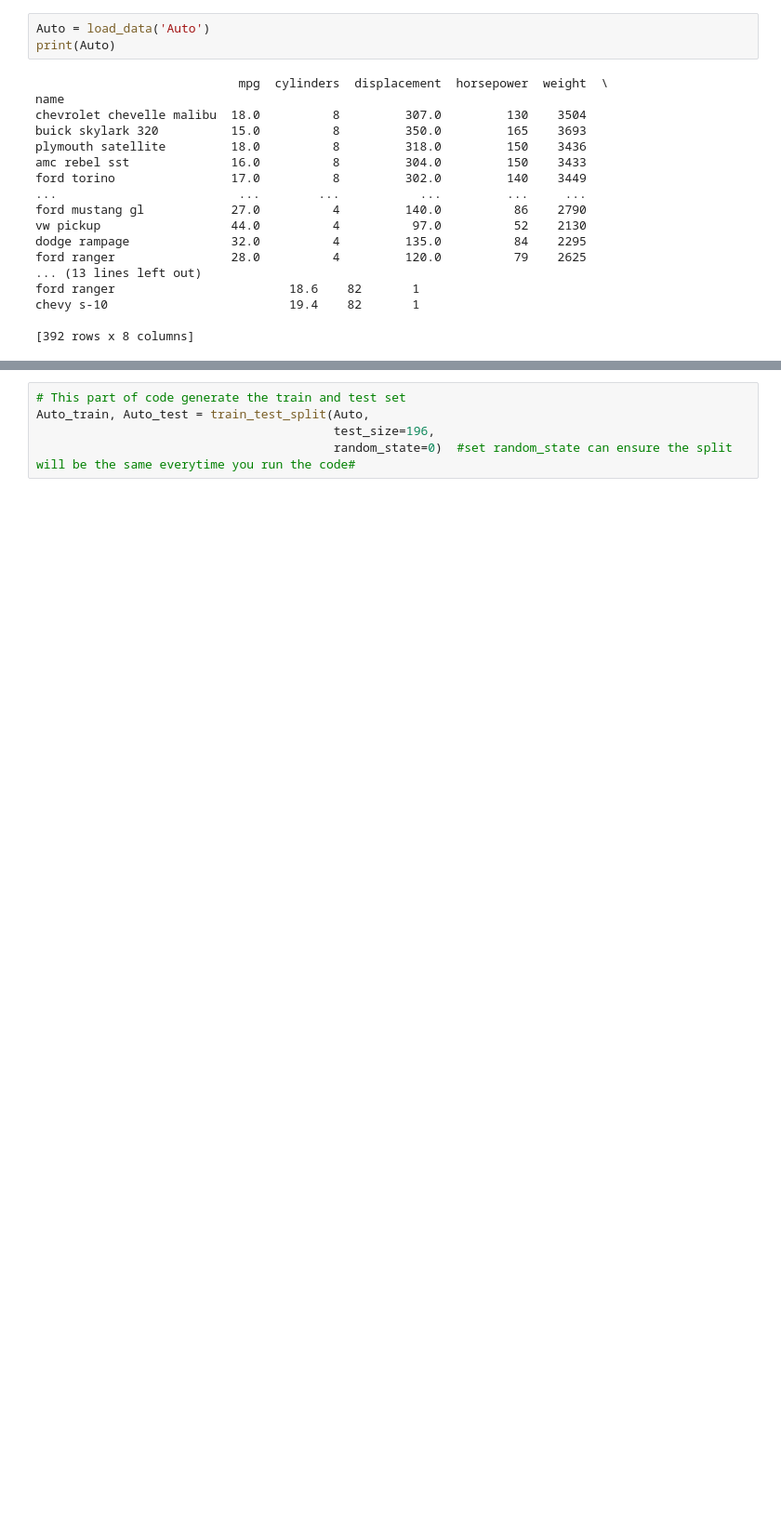
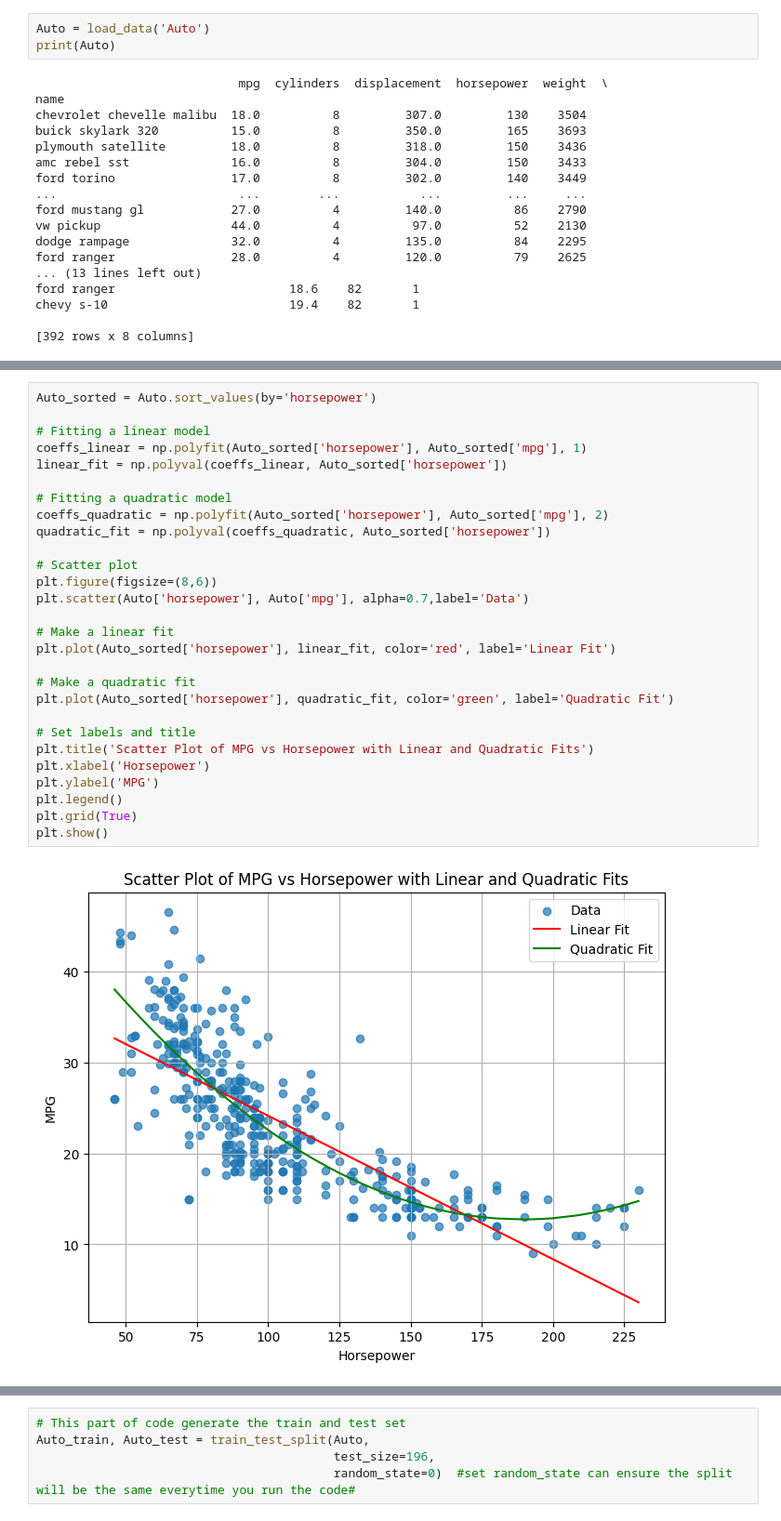
Before and after one commit to thinhnguyen2026/Business_Analytics_III, a Jupyter notebook: Thinh_Nguyen_In_class_Lab3_CV_Student.ipynb, the cells around one changed output, grey strips where cells are left out. Shown at 93% size. Cells and saved outputs as stored; diff of their text form; blank space fills up the shorter version.

```diff
--- a/Thinh_Nguyen_In_class_Lab3_CV_Student.ipynb
+++ b/Thinh_Nguyen_In_class_Lab3_CV_Student.ipynb
@@ -63 +68,31 @@ chevy s-10                         19.4    82       1
+# %%
+Auto_sorted = Auto.sort_values(by='horsepower')
+
+# Fitting a linear model
+coeffs_linear = np.polyfit(Auto_sorted['horsepower'], Auto_sorted['mpg'], 1)
+linear_fit = np.polyval(coeffs_linear, Auto_sorted['horsepower'])
+
+# Fitting a quadratic model
+coeffs_quadratic = np.polyfit(Auto_sorted['horsepower'], Auto_sorted['mpg'], 2)
+quadratic_fit = np.polyval(coeffs_quadratic, Auto_sorted['horsepower'])
+
+# Scatter plot
+plt.figure(figsize=(8,6))
+plt.scatter(Auto['horsepower'], Auto['mpg'], alpha=0.7,label='Data')
+
+# Make a linear fit
+plt.plot(Auto_sorted['horsepower'], linear_fit, color='red', label='Linear Fit')
+
+# Make a quadratic fit
+plt.plot(Auto_sorted['horsepower'], quadratic_fit, color='green', label='Quadratic Fit')
+
+# Set labels and title
+plt.title('Scatter Plot of MPG vs Horsepower with Linear and Quadratic Fits')
+plt.xlabel('Horsepower')
+plt.ylabel('MPG')
+plt.legend()
+plt.grid(True)
+plt.show()
+# %% [output]
+[figure, added]
 # %% [markdown]
```
Also changed, not shown: parts of 27 cells of this notebook.
